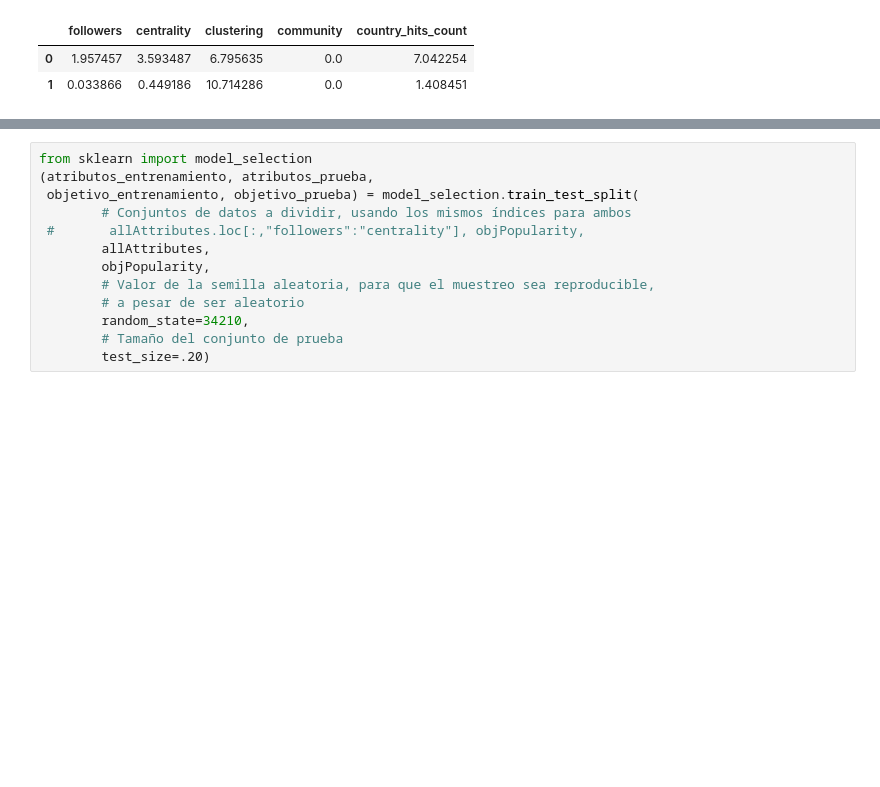
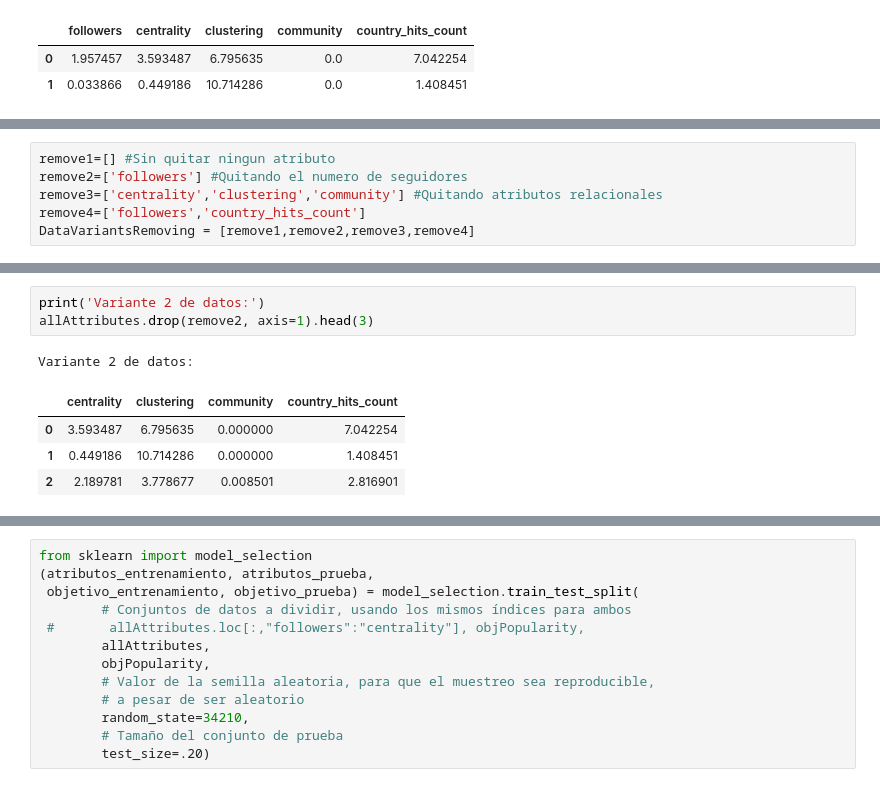
Before and after one commit to JaviFdez7/Relational-Machine-Learning-Article, a Jupyter notebook: src/relational-automatic-learning.ipynb, the cells around one changed output, grey strips where cells are left out. Saved outputs shown, nothing was run; the diff lists cells and outputs as text; blank space fills up the shorter version.

```diff
--- a/src/relational-automatic-learning.ipynb
+++ b/src/relational-automatic-learning.ipynb
@@ -273,0 +281,6 @@ Name: popularity, dtype: float64
+# %%
+remove1=[] #Sin quitar ningun atributo
+remove2=['followers'] #Quitando el numero de seguidores
+remove3=['centrality','clustering','community'] #Quitando atributos relacionales
+remove4=['followers','country_hits_count']
+DataVariantsRemoving = [remove1,remove2,remove3,remove4]
@@ -273,0 +298,9 @@ Name: popularity, dtype: float64
+# %%
+print('Variante 2 de datos:')
+allAttributes.drop(remove2, axis=1).head(3)
+# %% [output]
+Variante 2 de datos:
+|  | centrality | clustering | community | country_hits_count |
+| 0 | 3.593487 | 6.795635 | 0.000000 | 7.042254 |
+| 1 | 0.449186 | 10.714286 | 0.000000 | 1.408451 |
+| 2 | 2.189781 | 3.778677 | 0.008501 | 2.816901 |
```
Also changed, not shown: parts of 31 cells of this notebook, 1 other file.
